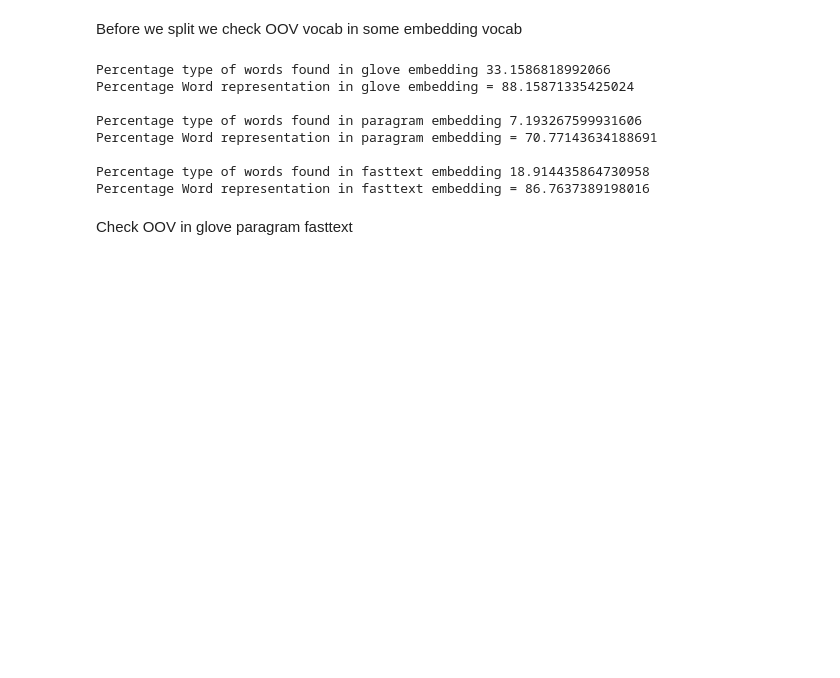
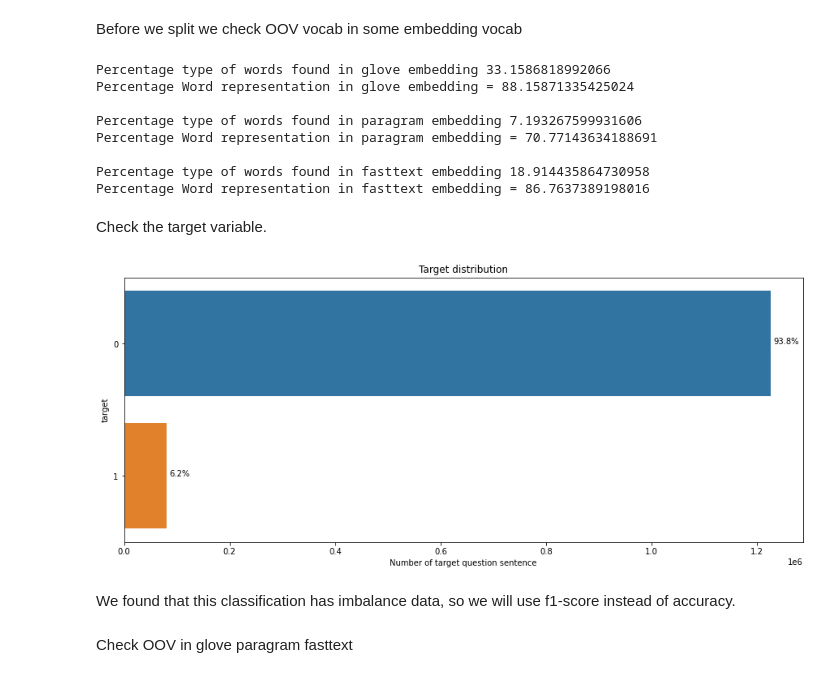
Before and after one commit to Polapob/Quora-text-classification, a Jupyter notebook: Quora_improve.ipynb, the cells around one changed output. Drawn from its saved outputs; the diff is of its cells as text; code cells hidden in the pictures; blank space fills up the shorter version.

```diff
--- a/Quora_improve.ipynb
+++ b/Quora_improve.ipynb
@@ -203,6 +203,31 @@ Percentage Word representation in paragram embedding = 70.77143634188691
 
 Percentage type of words found in fasttext embedding 18.914435864730958
 Percentage Word representation in fasttext embedding = 86.7637389198016
+# %% [markdown]
+Check the target variable.
+# %%
+import seaborn as sns
+import matplotlib.pyplot as plt
+import numpy as np
+import pandas as pd
+import seaborn as sns
+plt.figure(figsize=(15,6))
+ax = sns.countplot(y="target",data=train)
+plt.title('Target distribution')
+plt.xlabel('Number of target question sentence')
+
+total = len(train["target"])
+for p in ax.patches:
+        percentage = '{:.1f}%'.format(100 * p.get_width()/total)
+        x = p.get_x() + p.get_width() + 5000
+        y = p.get_y() + p.get_height()/2
+        ax.annotate(percentage, (x, y))
+
+plt.show()
+# %% [output]
+[figure, added]
+# %% [markdown]
+We found that this classification has imbalance data, so we will use f1-score instead of accuracy.
 # %% [markdown]
 Check OOV in glove paragram fasttext
 # %%
```
Also changed, not shown: parts of 4 cells of this notebook.
